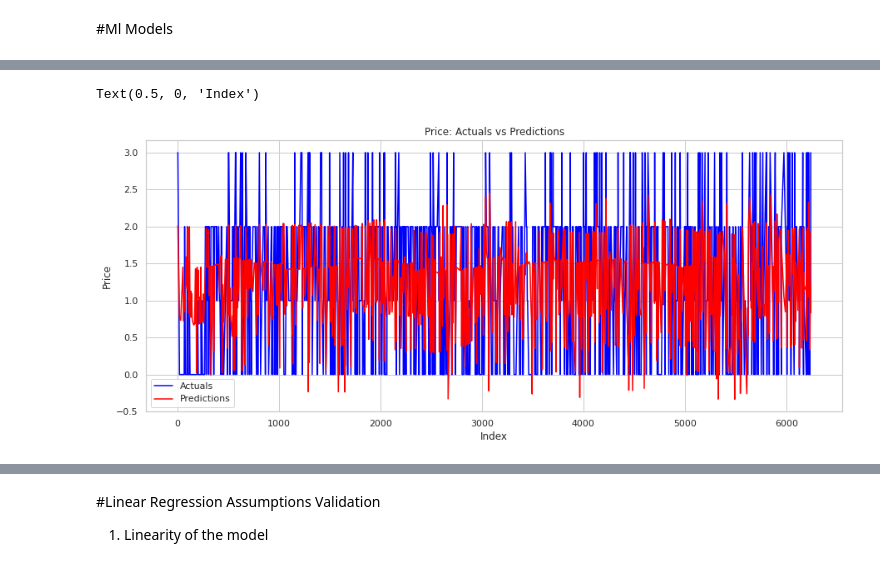
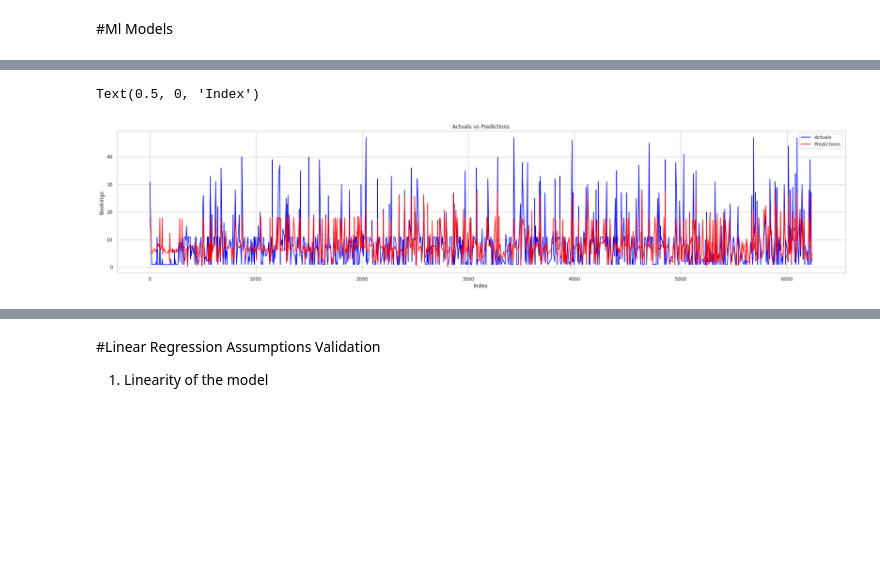
Before and after one commit to DeepakKumarSingh003/-Demand-Prediction-for-Public-Transport-Movement-in-Nirobi, a Jupyter notebook: demand_Prediction_for_Public_Transport_Capstone_Project.ipynb, the cells around one changed output, grey strips where cells are left out. Cells and saved outputs as stored; diff of their text form; code cells hidden in the pictures; blank space fills up the shorter version.

```diff
--- a/demand_Prediction_for_Public_Transport_Capstone_Project.ipynb
+++ b/demand_Prediction_for_Public_Transport_Capstone_Project.ipynb
@@ -634,6 +621,6 @@ one_hot
 from sklearn.ensemble import RandomForestClassifier
 
 features = np.array(one_hot.columns)
-clf = RandomForestClassifier(n_estimators=10)
+clf = RandomForestClassifier(n_estimators=100)
 clf.fit(one_hot, df["Bookings"])
 # %% [output]
@@ -686,8 +656,7 @@ one_hot_imp=one_hot.copy()
 # %%
 one_hot_imp=one_hot[['travel_from_Awendo', 'travel_from_Homa Bay', 'travel_from_Kehancha',
         'travel_from_Keroka','travel_from_Kijauri', 'travel_from_Kisii', 'travel_from_Migori', 'travel_from_Ndhiwa', 'travel_from_Nyachenge',
-        'travel_from_Rodi', 'travel_from_Rongo','travel_from_Sirare',  'Boarding_period_mid_night',
-       'Boarding_period_morning','Boarding_period_Evening']]
+        'travel_from_Rodi', 'travel_from_Rongo','travel_from_Sirare']]
 # %%
 one_hot_imp.head()
 # %% [output]
@@ -699,4 +668,4 @@ one_hot_imp.head()
 | 4 | 0 | 0 | 0 | 0 | ... |
 # %%
 Processed_df = pd.concat([df, one_hot_imp], axis=1)
-Processed_df.drop(["travel_from","Boarding_period"],axis=1,inplace=True)
+Processed_df.drop(["travel_from"],axis=1,inplace=True)
@@ -730,6 +714,6 @@ X_train, X_test, y_train, y_test = train_test_split(X, y, test_size=0.2, random_
 # %%
 # Transforming data
-scaler = MinMaxScaler()
-X_train = scaler.fit_transform(X_train)
-X_test = scaler.transform(X_test)
+# scaler = MinMaxScaler()
+# X_train = scaler.fit_transform(X_train)
+# X_test = scaler.transform(X_test)
 # %%
@@ -813,10 +824,10 @@ Text(0, 0.5, 'Y_predicted')
 # %%
-fig, ax=plt.subplots(figsize=(15,6))
+fig, ax=plt.subplots(figsize=(30,6))
 sns.lineplot(x=y_test.index,y=y_test,label='Actuals',color='blue',ax=ax)
 sns.lineplot(x=y_test.index,y=test_pred,label='Predictions',color='red',ax=ax)
-ax.set_title('Price: Actuals vs Predictions')
-ax.set_ylabel('Price')
+ax.set_title('Actuals vs Predictions')
+ax.set_ylabel('Bookings')
 ax.set_xlabel('Index')
 # %% [output]
 Text(0.5, 0, 'Index')
-[figure, old version]
+[figure, new version]
```
Also changed, not shown: parts of 142 cells of this notebook.
